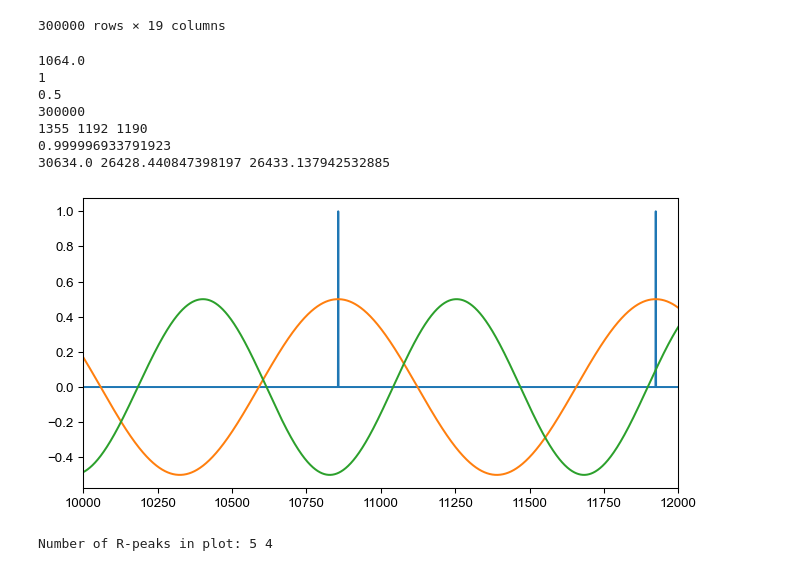
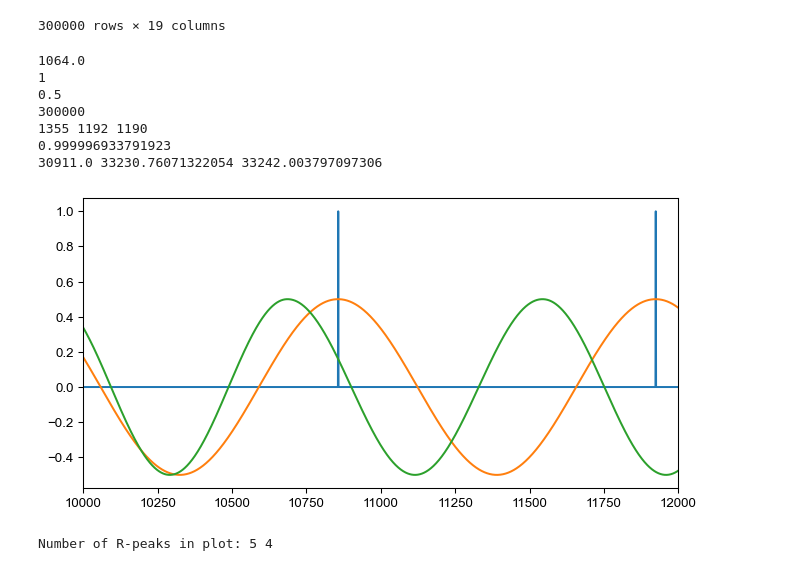
Before and after one commit to visserle/two-hearts, a Jupyter notebook: plots.ipynb, the cells around one changed output. Drawn from its saved outputs; the diff is of its cells as text; code cells hidden in the pictures.

```diff
--- a/plots.ipynb
+++ b/plots.ipynb
@@ -102,9 +100,10 @@ plt.plot(ecg_raw[1])
 ecg_process = []
 ecg = []
 for i in range(num_participants):
-        ecg_process_temp, info_temp = nk.ecg_process(ecg_raw[i], sampling_rate=sampling_rate)
-        ecg_process.append(ecg_process_temp)
-        ecg.append(ecg_process[i]["ECG_Clean"])
+    ecg_process_temp, info_temp = nk.ecg_process(
+        ecg_raw[i], sampling_rate=sampling_rate)
+    ecg_process.append(ecg_process_temp)
+    ecg.append(ecg_process[i]["ECG_Clean"])
 
 ecg_process[1]
 # %% [output]
@@ -278,34 +284,37 @@ def get_normalized_df(df):
 # %%
 # Sanity checks
 rpeaks_idx = []
 for i in range(num_participants):
-    rpeaks_idx.append([i for i, x in enumerate(rpeaks[1]) if x == 1])
+    rpeaks_idx.append([i for i, x in enumerate(rpeaks[p]) if x == 1])
 
 q = 200
-print(ibi_ts[1][rpeaks_idx[1][q]])
-print(rpeaks[1][rpeaks_idx[1][q]])
-print(data[1][rpeaks_idx[1][q]])
+print(ibi_ts[p][rpeaks_idx[p][q]])
+print(rpeaks[p][rpeaks_idx[p][q]])
+print(data[p][rpeaks_idx[p][q]])
 
-fig = plt.figure(figsize=(8,4), dpi=96)
-plt.xlim(10000,12000)
-plt.plot(rpeaks[1])
-plt.plot(data[1])
-plt.plot(data[0])
+fig = plt.figure(figsize=(8, 4), dpi=96)
+plt.xlim(10000, 12000)
+plt.plot(rpeaks[p])
+plt.plot(data[p])
+plt.plot(data[p+1])
 
-print(len(data[1])) # 300.000
+print(len(data[p]))  # 300.000
 
-print(len(ibi_all),len(ibi_ts_ip_1hz_all),len(ibi_ts_ip_win_all))
+print(len(ibi_all), len(ibi_ts_ip_1hz_all), len(ibi_ts_ip_win_all))
 
-print(np.corrcoef(data[1][2000:298000:20],np.load(f"data/data_{condition[1]}.npy")[1])[0,1]) # comparision with data for LSTM model (at 50 Hz)
+# Comparision with data input for LSTM model (at 50 Hz)
+print(np.corrcoef(data[p][2000:298000:20], np.load(
+    f"data/data_{condition[1]}.npy")[p])[0, 1])
 
 # Checksum for IBI and imputated IBI
-print(sum(ibi_ts[p][9000:40000]),sum(ibi_ts_ip_win[p][9:40]),sum(ibi_ts_ip_1hz[p][9:40]))
+print(sum(ibi_ts[p][9000:40000]), sum(
+    ibi_ts_ip_win[p][9:40]), sum(ibi_ts_ip_1hz[p][9:40]))
 # %% [output]
 1064.0
 1
 0.5
 300000
 1355 1192 1190
 0.999996933791923
-30634.0 26428.440847398197 26433.137942532885
+30911.0 33230.76071322054 33242.003797097306
-[figure, old version]
+[figure, new version]
```
Also changed, not shown: parts of 13 cells of this notebook.
